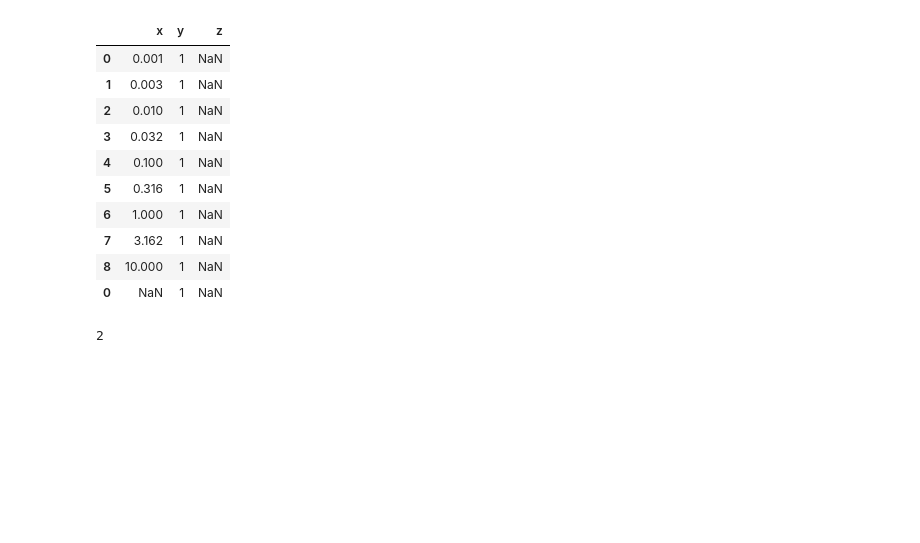
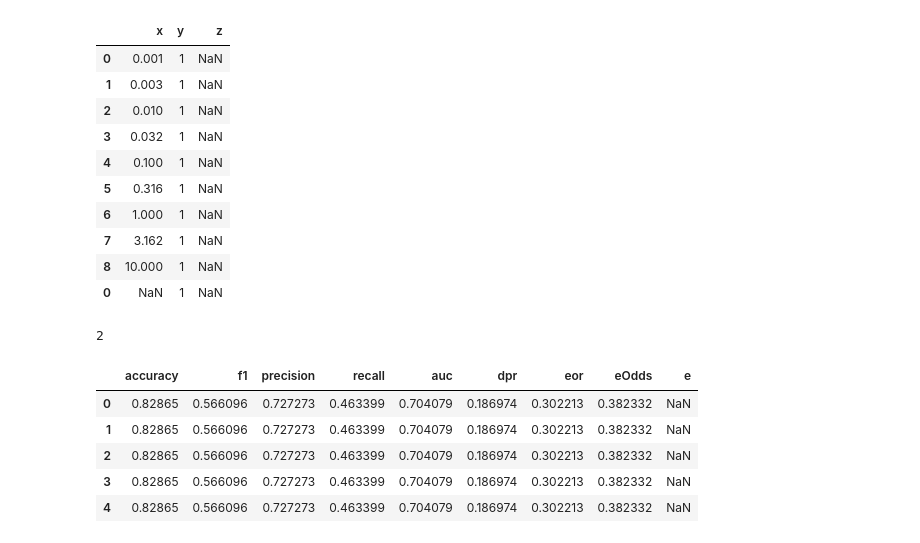
Before and after one commit to vladoxNCL/fairMDAVplus, a Jupyter notebook: Datasets/data_merge.ipynb, the cells around one changed output. Drawn from its saved outputs; the diff is of its cells as text; code cells hidden in the pictures; blank space fills up the shorter version.

Commit message:
correction dp experiments

```diff
--- a/Datasets/data_merge.ipynb
+++ b/Datasets/data_merge.ipynb
@@ -225,3 +225,14 @@ a = 2 if b is None else 3
 a
 # %% [output]
 2
+# %%
+dp_df = pd.read_csv('income_DP_Experiment_all.csv')
+dp_df.drop(['Unnamed: 0'], axis=1, inplace=True)
+dp_df.head()
+# %% [output]
+|  | accuracy | f1 | precision | recall | auc | dpr | eor | eOdds | e |
+| 0 | 0.82865 | 0.566096 | 0.727273 | 0.463399 | 0.704079 | 0.186974 | 0.302213 | 0.382332 | NaN |
+| 1 | 0.82865 | 0.566096 | 0.727273 | 0.463399 | 0.704079 | 0.186974 | 0.302213 | 0.382332 | NaN |
+| 2 | 0.82865 | 0.566096 | 0.727273 | 0.463399 | 0.704079 | 0.186974 | 0.302213 | 0.382332 | NaN |
+| 3 | 0.82865 | 0.566096 | 0.727273 | 0.463399 | 0.704079 | 0.186974 | 0.302213 | 0.382332 | NaN |
+| 4 | 0.82865 | 0.566096 | 0.727273 | 0.463399 | 0.704079 | 0.186974 | 0.302213 | 0.382332 | NaN |
```
Also changed, not shown: 3 other files.
